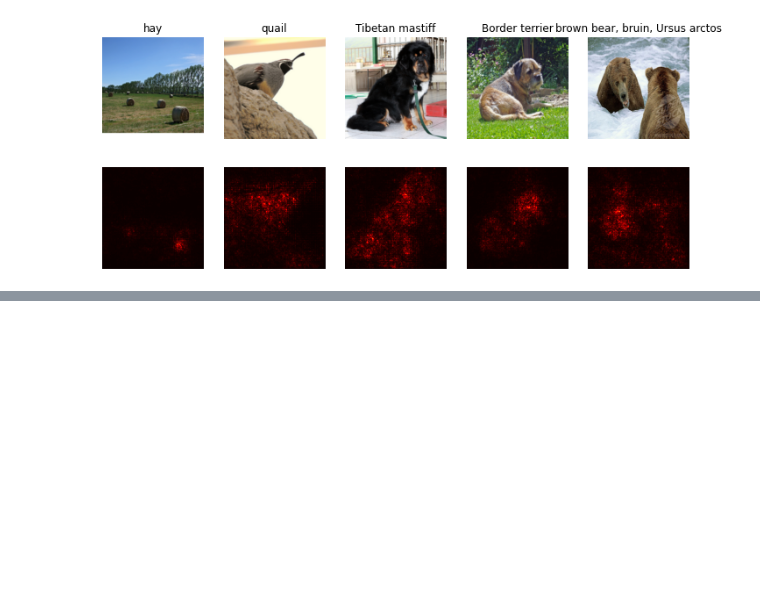
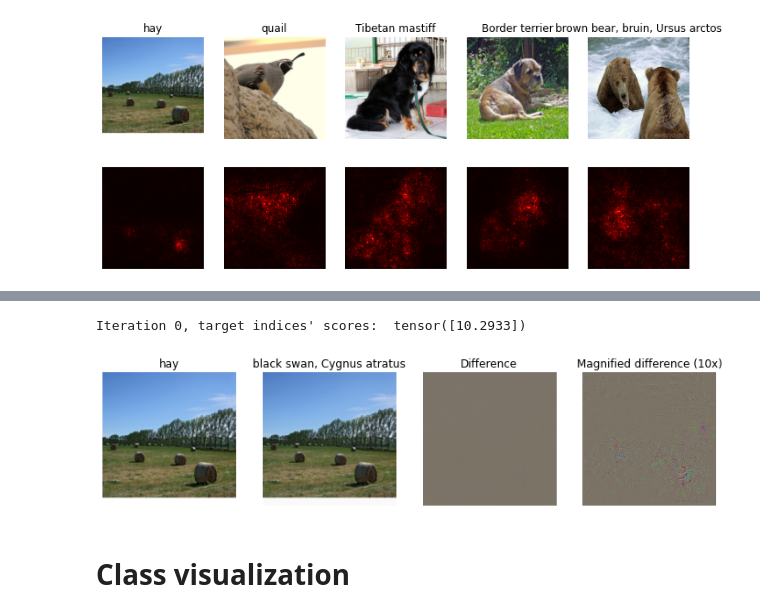
Before and after one commit to aiarjun/CNN-Explainer, a Jupyter notebook: visualizer.ipynb, the cells around one changed output, grey strips where cells are left out. Cells and saved outputs as stored; diff of their text form; code cells hidden in the pictures; blank space fills up the shorter version.

Commit message:
Done with fooling, to transfer

```diff
--- a/visualizer.ipynb
+++ b/visualizer.ipynb
@@ -102,0 +136,44 @@ plt.show()
+# %%
+idx = 0
+target_y = 100
+
+X_tensor = torch.cat([preprocess(Image.fromarray(x)) for x in X], dim=0)
+X_fooling = make_fooling_image(X_tensor[idx:idx+1], target_y, model)
+
+scores = model(X_fooling)
+assert target_y == scores.data.max(1)[1][0].item(), 'The model is not fooled!'
+# %% [output]
+Iteration 0, target indices' scores:  tensor([10.2933])
+# %%
+X_fooling_np = deprocess(X_fooling.clone())
+X_fooling_np = np.asarray(X_fooling_np).astype(np.uint8)
+
+plt.subplot(1, 4, 1)
+plt.imshow(X[idx])
+plt.title(idx2label[y[idx]])
+plt.axis('off')
+
+plt.subplot(1, 4, 2)
+plt.imshow(X_fooling_np)
+plt.title(idx2label[target_y])
+plt.axis('off')
+
+plt.subplot(1, 4, 3)
+X_pre = preprocess(Image.fromarray(X[idx]))
+diff = np.asarray(deprocess(X_fooling - X_pre, should_rescale=False))
+plt.imshow(diff)
+plt.title('Difference')
+plt.axis('off')
+
+plt.subplot(1, 4, 4)
+diff = np.asarray(deprocess(10 * (X_fooling - X_pre), should_rescale=False))
+plt.imshow(diff)
+plt.title('Magnified difference (10x)')
+plt.axis('off')
+
+plt.gcf().set_size_inches(12, 5)
+plt.show()
+# %% [output]
+[figure, added]
+# %% [markdown]
+# Class visualization
```
Also changed, not shown: parts of 4 cells of this notebook, 2 other files.
